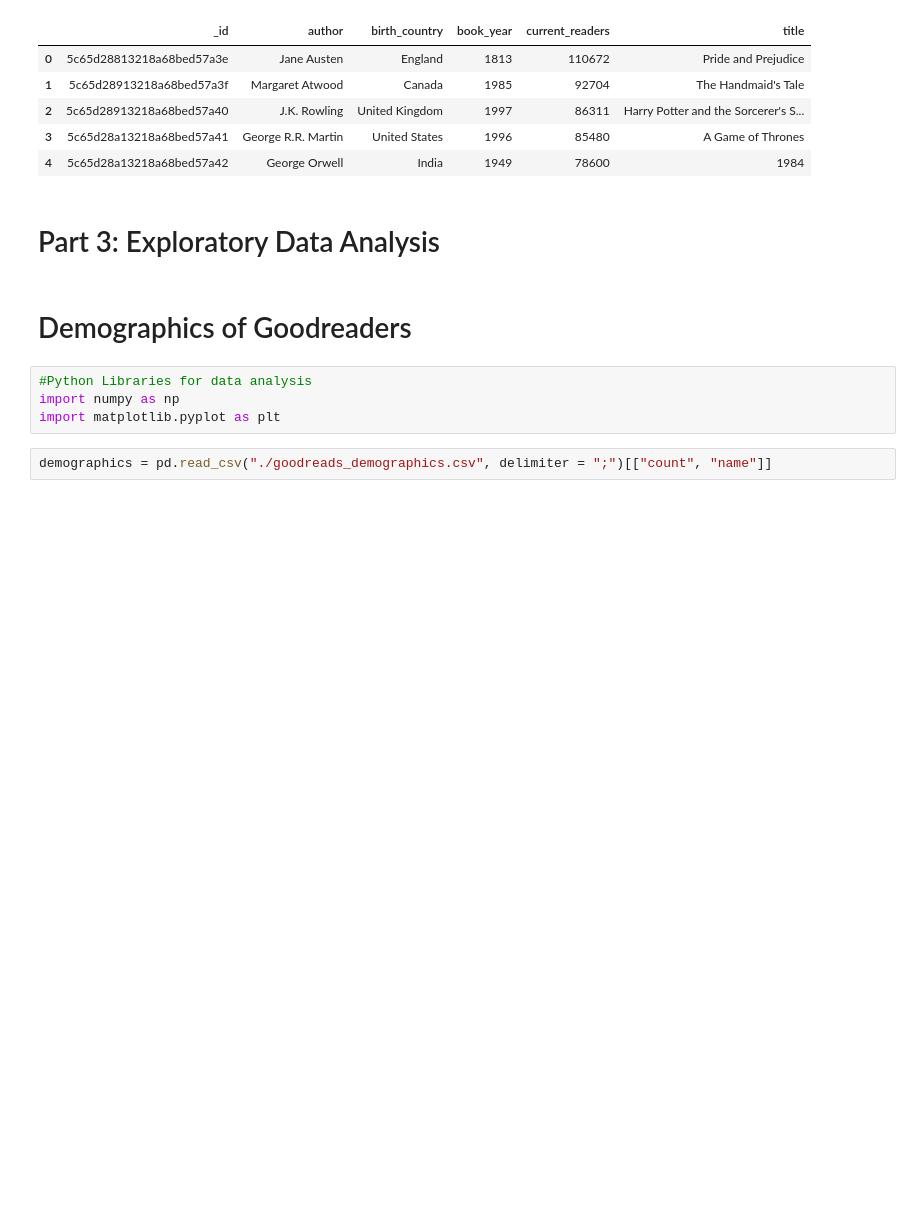
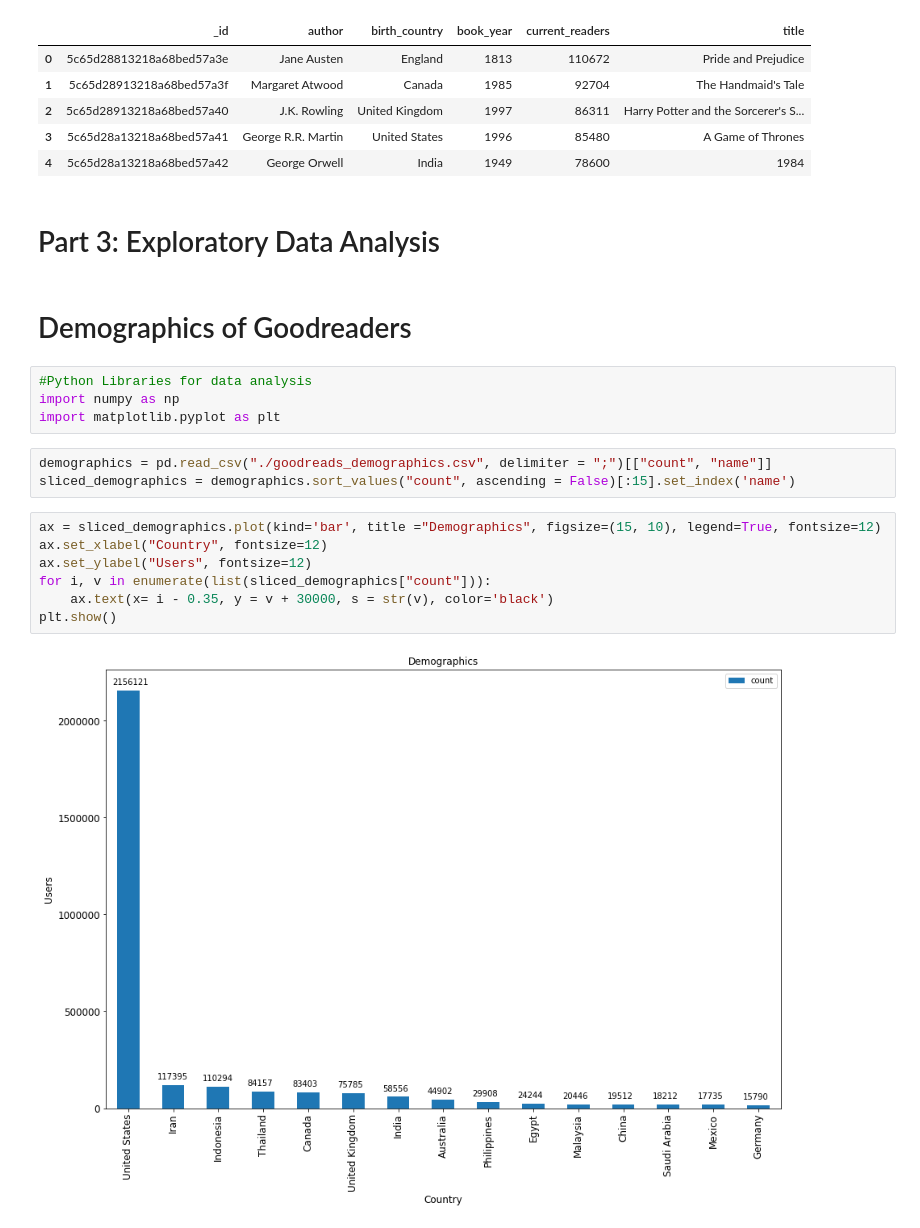
Before and after one commit to ryoiwata/capstone_1, a Jupyter notebook: Final Notebook.ipynb, the cells around one changed output. Drawn from its saved outputs; the diff is of its cells as text; blank space fills up the shorter version.

```diff
--- a/Final Notebook.ipynb
+++ b/Final Notebook.ipynb
@@ -98,3 +98,13 @@ import numpy as np
 import matplotlib.pyplot as plt
 # %%
 demographics = pd.read_csv("./goodreads_demographics.csv", delimiter = ";")[["count", "name"]]
+sliced_demographics = demographics.sort_values("count", ascending = False)[:15].set_index('name')
+# %%
+ax = sliced_demographics.plot(kind='bar', title ="Demographics", figsize=(15, 10), legend=True, fontsize=12)
+ax.set_xlabel("Country", fontsize=12)
+ax.set_ylabel("Users", fontsize=12)
+for i, v in enumerate(list(sliced_demographics["count"])):
+    ax.text(x= i - 0.35, y = v + 30000, s = str(v), color='black')
+plt.show()
+# %% [output]
+[figure, added]
```
Also changed, not shown: 2 other files.
